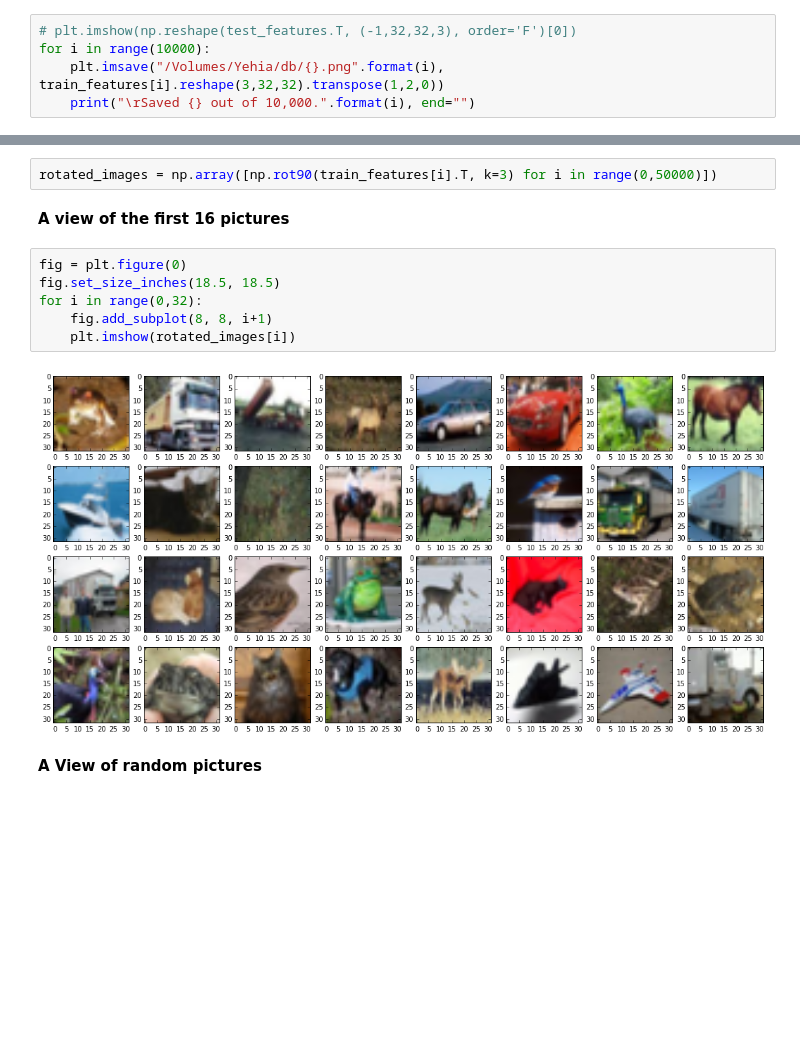
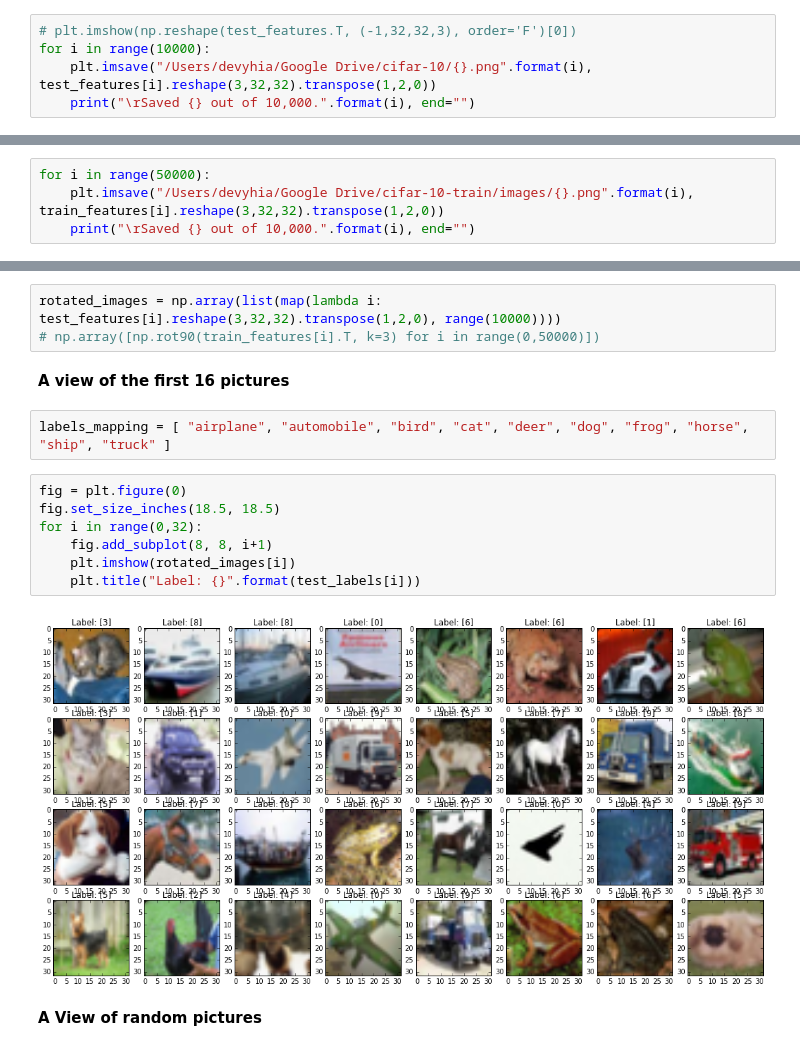
Before and after one commit to devyhia/cifar-10, a Jupyter notebook: Load & Visualize CIFAR-10.ipynb, the cells around one changed output, grey strips where cells are left out. Cells and saved outputs as stored; diff of their text form; blank space fills up the shorter version.

```diff
--- a/Load & Visualize CIFAR-10.ipynb
+++ b/Load & Visualize CIFAR-10.ipynb
@@ -52,7 +52,11 @@ test_features.shape
 # %%
 # plt.imshow(np.reshape(test_features.T, (-1,32,32,3), order='F')[0])
 for i in range(10000):
-    plt.imsave("/Volumes/Yehia/db/{}.png".format(i), train_features[i].reshape(3,32,32).transpose(1,2,0))
+    plt.imsave("/Users/devyhia/Google Drive/cifar-10/{}.png".format(i), test_features[i].reshape(3,32,32).transpose(1,2,0))
     print("\rSaved {} out of 10,000.".format(i), end="")
 # %% [output]
 Saved 9999 out of 10,000.
+# %%
+for i in range(50000):
+    plt.imsave("/Users/devyhia/Google Drive/cifar-10-train/images/{}.png".format(i), train_features[i].reshape(3,32,32).transpose(1,2,0))
+    print("\rSaved {} out of 10,000.".format(i), end="")
@@ -63,17 +69,21 @@ Here, you need to note that the image size for `plt.imshow` should be ($width \t
 
 `np.rot90` does 90-degree rotation on the image. `k` is the a multiplier (i.e. if `k=1`, we have 90 deg rotation. If `k=2`, we have 180 deg rotation. If `k=3`, we have 270 deg rotation)
 # %%
-rotated_images = np.array([np.rot90(train_features[i].T, k=3) for i in range(0,50000)])
+rotated_images = np.array(list(map(lambda i: test_features[i].reshape(3,32,32).transpose(1,2,0), range(10000))))
+# np.array([np.rot90(train_features[i].T, k=3) for i in range(0,50000)])
 # %% [markdown]
 **A view of the first 16 pictures**
+# %%
+labels_mapping = [ "airplane", "automobile", "bird", "cat", "deer", "dog", "frog", "horse", "ship", "truck" ]
 # %%
 fig = plt.figure(0)
 fig.set_size_inches(18.5, 18.5)
 for i in range(0,32):
     fig.add_subplot(8, 8, i+1)
     plt.imshow(rotated_images[i])
+    plt.title("Label: {}".format(test_labels[i]))
 # %% [output]
-[figure, old version]
+[figure, new version]
 # %% [markdown]
 **A View of random pictures**
 # %%
```
Also changed, not shown: parts of 1 cell of this notebook, 5 other files.
